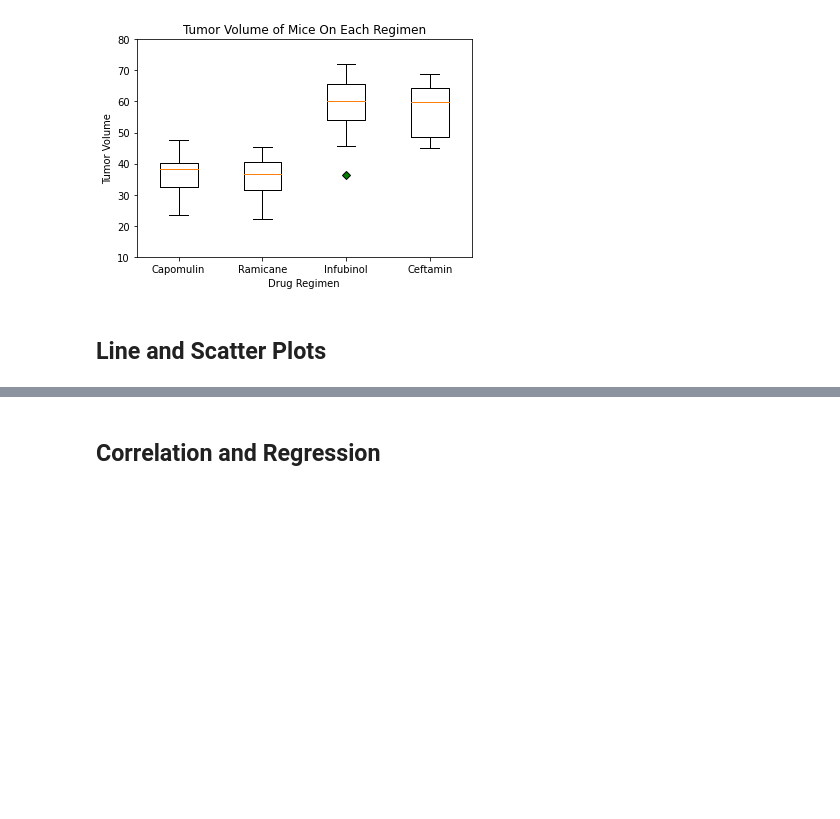
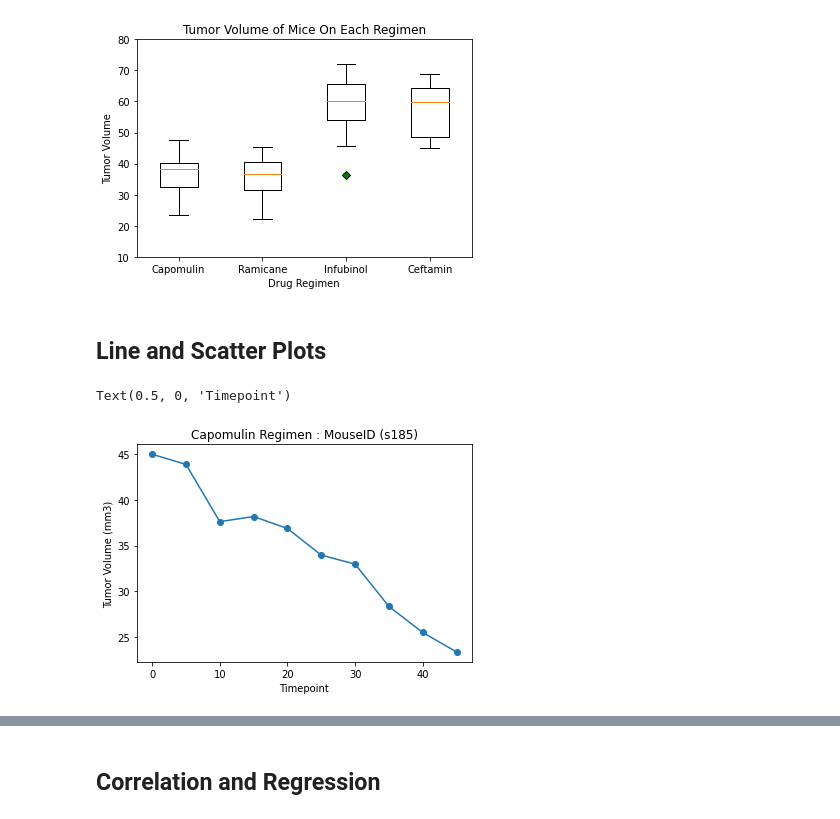
Before and after one commit to ijeriel/Bootcamp-Homework-Jeriel, a Jupyter notebook: Matplotlib-challenge/pymaceuticals_starter.ipynb, the cells around one changed output, grey strips where cells are left out. Saved outputs shown, nothing was run; the diff lists cells and outputs as text; code cells hidden in the pictures; blank space fills up the shorter version.

Commit message:
add scatter

```diff
--- a/Matplotlib-challenge/pymaceuticals_starter.ipynb
+++ b/Matplotlib-challenge/pymaceuticals_starter.ipynb
@@ -308,10 +308,13 @@ plt.show()
 # %%
 # Generate a line plot of tumor volume vs. time point for a mouse treated with Capomulin
 # find mouse treated with Capomulin
-capomulin_mouse = mouse_study[['Timepoint', 'Tumor Volume (mm3)']].loc[(mouse_table['Drug Regimen'] == 'Capomulin') & (mouse_table['Mouse ID']=='s185')]
+capomulin_mouse = mouse_study[['Timepoint', 'Tumor Volume (mm3)']].loc[(mouse_study['Drug Regimen'] == 'Capomulin') & (mouse_study['Mouse ID']=='s185')]
 capomulin_mouse
 
-plt.plot(a_mouse['Timepoint'], a_mouse['Tumor Volume (mm3)'], marker='o')
+plt.plot(capomulin_mouse['Timepoint'], capomulin_mouse['Tumor Volume (mm3)'], marker='o')
 plt.title("Capomulin Regimen : MouseID (s185)")
 plt.ylabel("Tumor Volume (mm3)")
 plt.xlabel("Timepoint")
+# %% [output]
+Text(0.5, 0, 'Timepoint')
+[figure, added]
```
Also changed, not shown: parts of 2 cells of this notebook.
